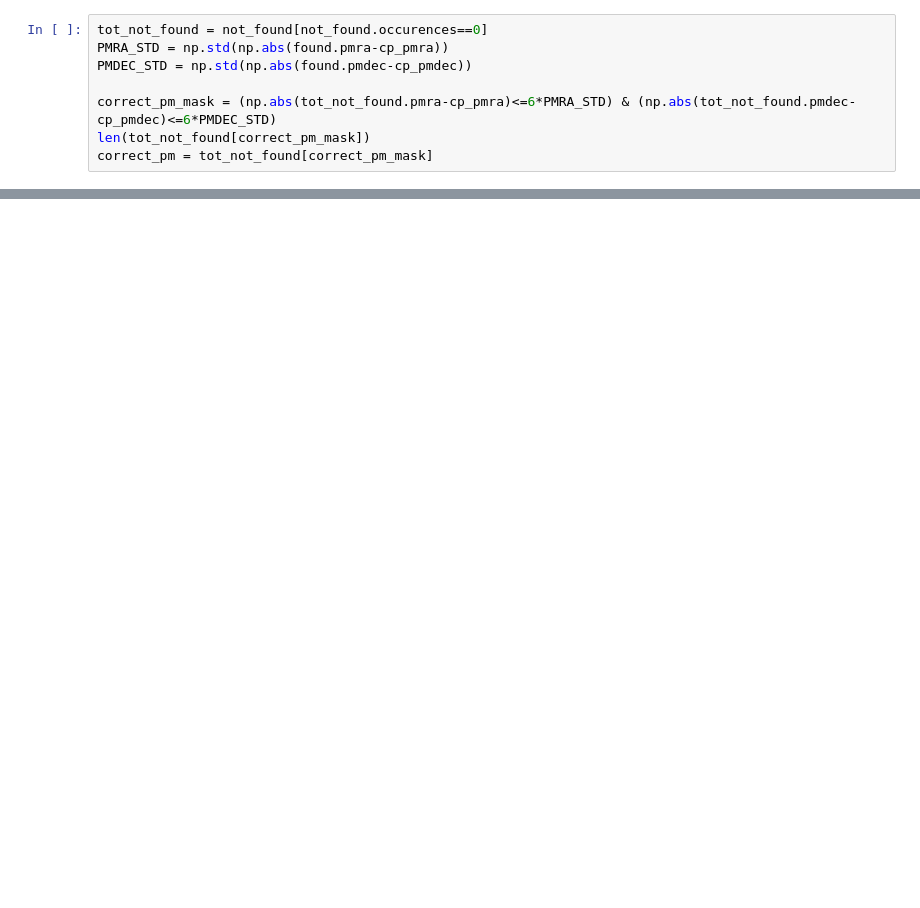
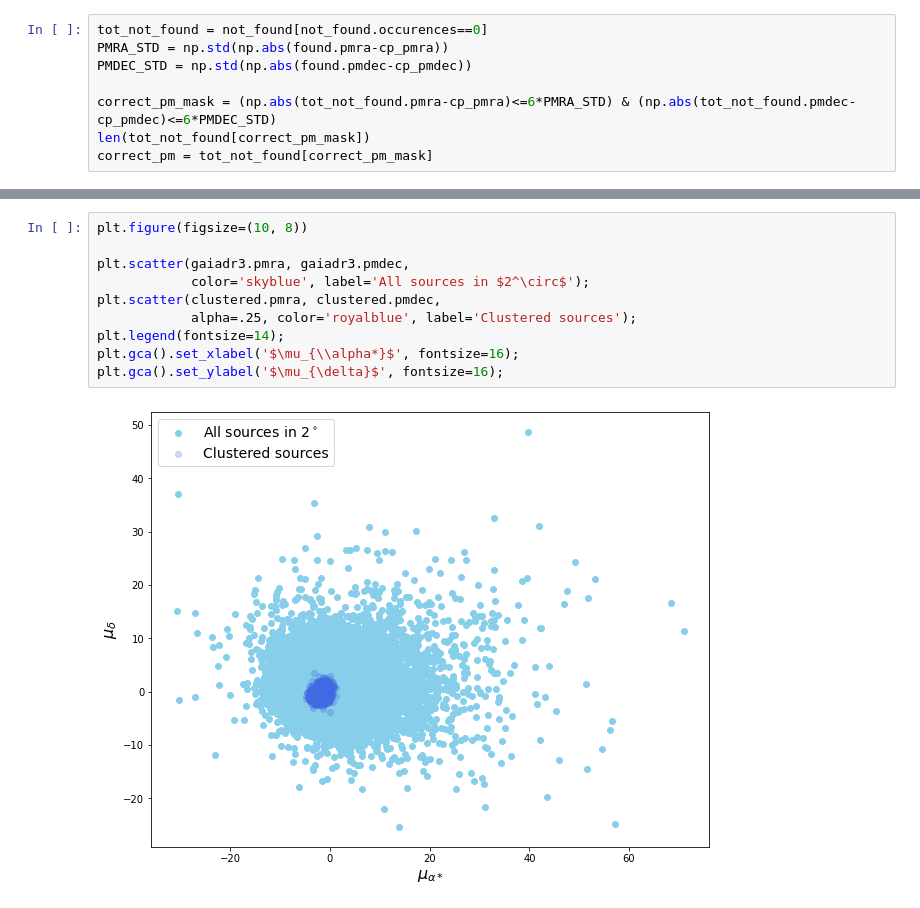
Before and after one commit to maja-jablonska/blue-stragglers-with-gaia, a Jupyter notebook: NGC 188 clustered.ipynb, the cells around one changed output, grey strips where cells are left out. Drawn from its saved outputs; the diff is of its cells as text; blank space fills up the shorter version.

```diff
--- a/NGC 188 clustered.ipynb
+++ b/NGC 188 clustered.ipynb
@@ -227,0 +241,12 @@ plt.legend(fontsize=16);
+# %%
+plt.figure(figsize=(10, 8))
+
+plt.scatter(gaiadr3.pmra, gaiadr3.pmdec,
+            color='skyblue', label='All sources in $2^\circ$');
+plt.scatter(clustered.pmra, clustered.pmdec,
+            alpha=.25, color='royalblue', label='Clustered sources');
+plt.legend(fontsize=14);
+plt.gca().set_xlabel('$\mu_{\\alpha*}$', fontsize=16);
+plt.gca().set_ylabel('$\mu_{\delta}$', fontsize=16);
+# %% [output]
+[figure, added]
```
Also changed, not shown: parts of 6 cells of this notebook, 11 other files.
